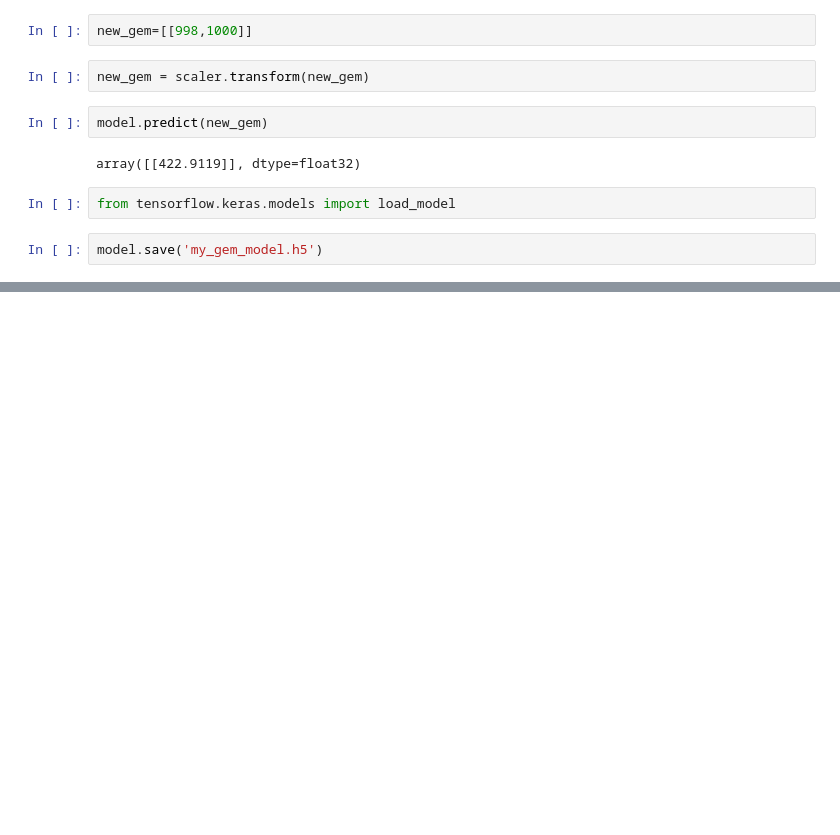
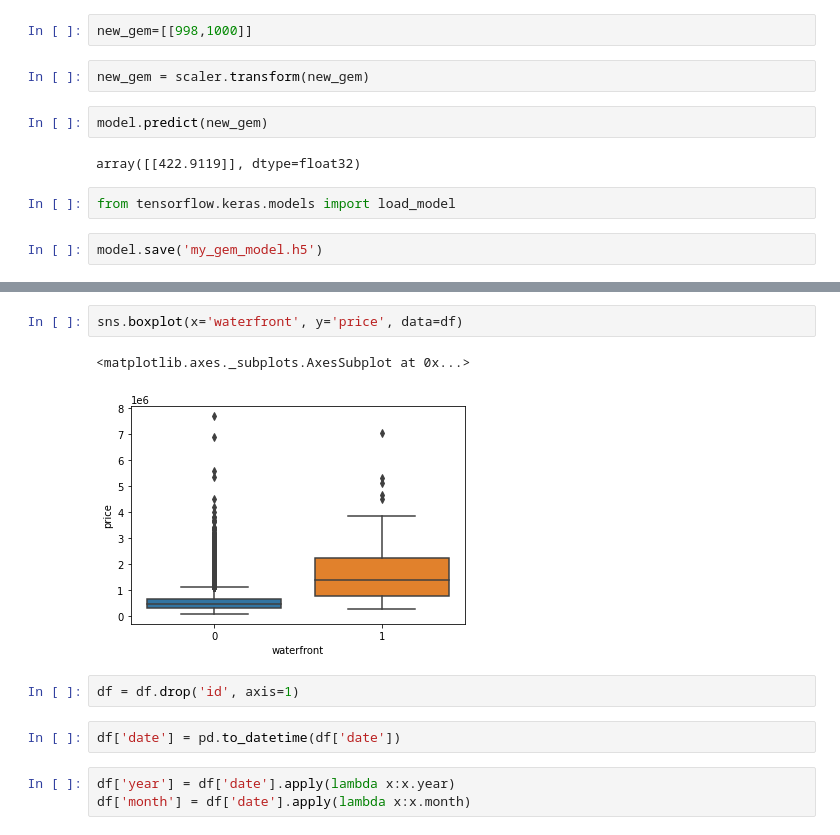
Before and after one commit to kozz84/Udemy, a Jupyter notebook: Neural_networks.ipynb, the cells around one changed output, grey strips where cells are left out. Drawn from its saved outputs; the diff is of its cells as text; blank space fills up the shorter version.

```diff
--- a/Neural_networks.ipynb
+++ b/Neural_networks.ipynb
@@ -124,0 +192,12 @@ model.save('my_gem_model.h5')
+# %%
+sns.boxplot(x='waterfront', y='price', data=df)
+# %% [output]
+<matplotlib.axes._subplots.AxesSubplot at 0x...>
+[figure, added]
+# %%
+df = df.drop('id', axis=1)
+# %%
+df['date'] = pd.to_datetime(df['date'])
+# %%
+df['year'] = df['date'].apply(lambda x:x.year)
+df['month'] = df['date'].apply(lambda x:x.month)
```
Also changed, not shown: parts of 37 cells of this notebook.
